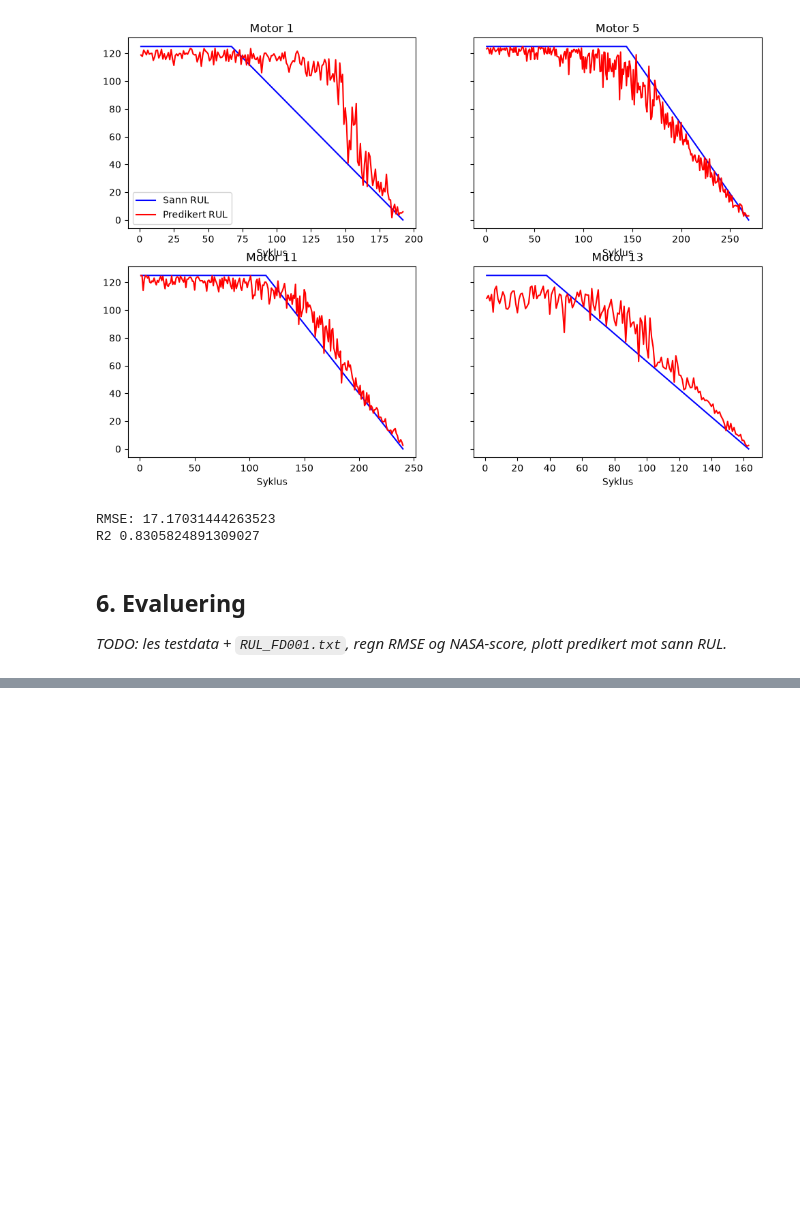
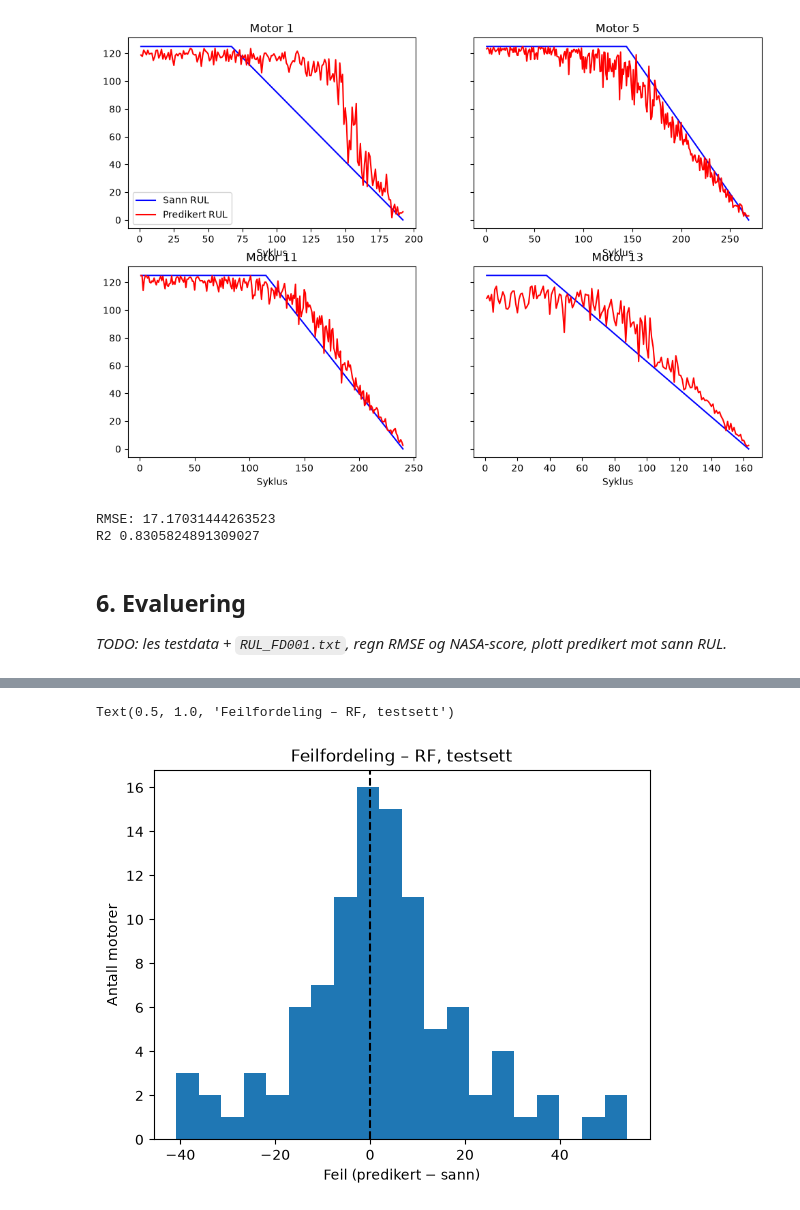
Before and after one commit to 184887/cmapss-rul, a Jupyter notebook: notebooks/RUL.ipynb, the cells around one changed output, grey strips where cells are left out. Saved outputs shown, nothing was run; the diff lists cells and outputs as text; code cells hidden in the pictures; blank space fills up the shorter version.

```diff
--- a/notebooks/RUL.ipynb
+++ b/notebooks/RUL.ipynb
@@ -152,0 +196,9 @@ R2 0.8305824891309027
+# %%
+d = pred - truth["RUL"]
+plt.hist(d, bins=20)
+plt.axvline(0, color="k", ls="--")
+plt.xlabel("Feil (predikert − sann)"); plt.ylabel("Antall motorer")
+plt.title("Feilfordeling – RF, testsett")
+# %% [output]
+Text(0.5, 1.0, 'Feilfordeling – RF, testsett')
+[figure, added]
```
Also changed, not shown: parts of 5 cells of this notebook, 1 other file.
